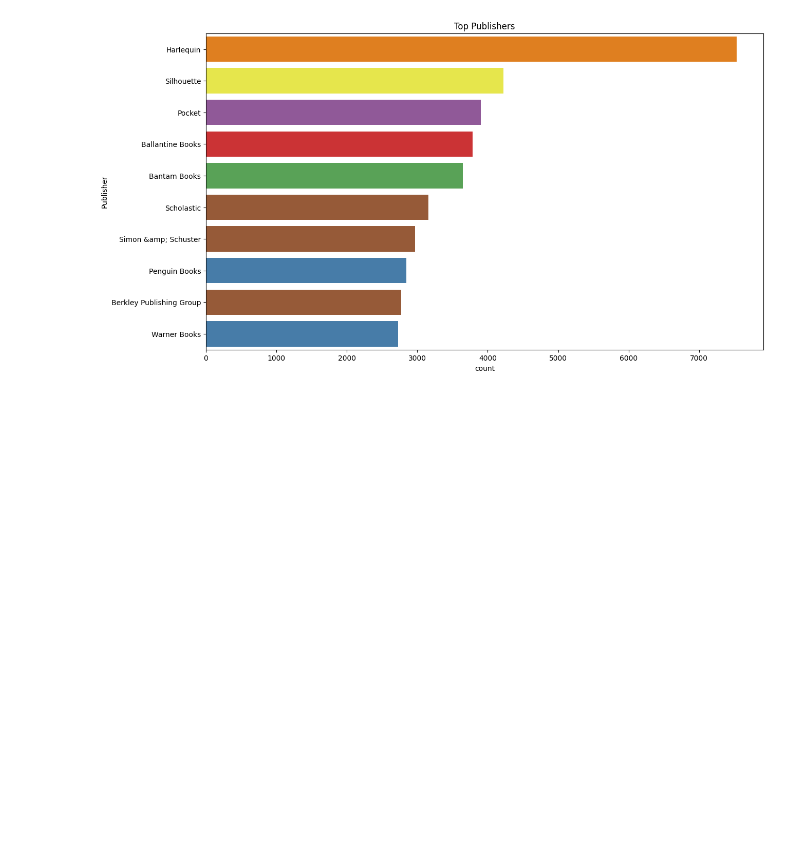
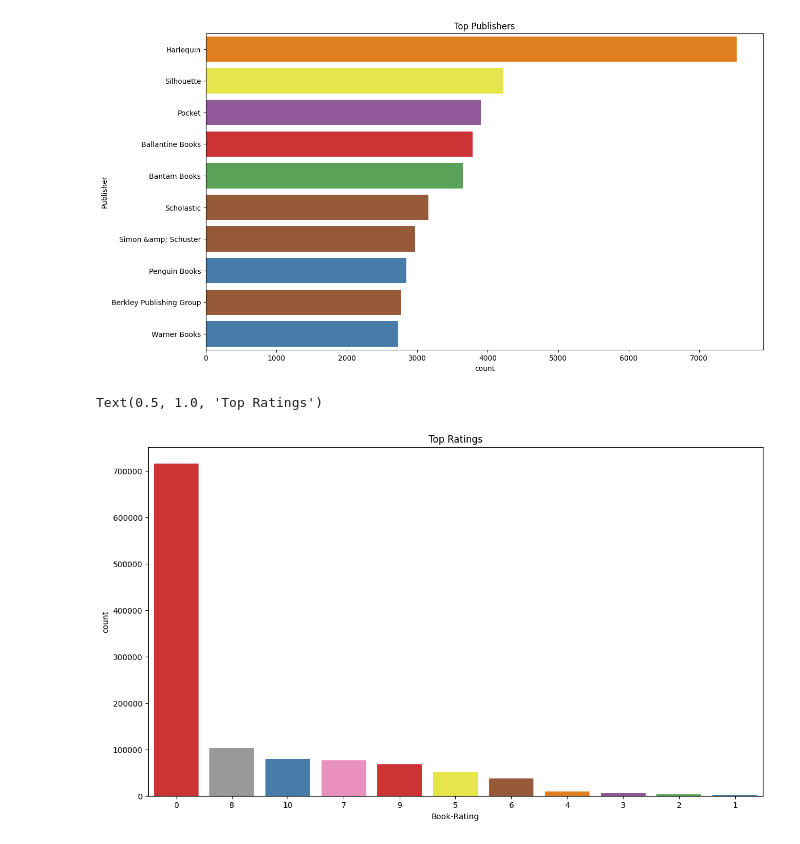
Before and after one commit to PaulPawelec/DataMining, a Jupyter notebook: BookRecommender/BookRecommender.ipynb, the cells around one changed output. Saved outputs shown, nothing was run; the diff lists cells and outputs as text; code cells hidden in the pictures; blank space fills up the shorter version.

Commit message:
Visualization v2

```diff
--- a/BookRecommender/BookRecommender.ipynb
+++ b/BookRecommender/BookRecommender.ipynb
@@ -334,3 +334,10 @@ plt.title('Top Publishers')
 # %% [output]
 Text(0.5, 1.0, 'Top Publishers')
 [figure]
+# %%
+plt.figure(figsize=(14, 8))
+sns.countplot(x='Book-Rating', data=ratings, order=pd.value_counts(ratings['Book-Rating']).index, hue='Book-Rating', palette='Set1', legend=False)
+plt.title('Top Ratings')
+# %% [output]
+Text(0.5, 1.0, 'Top Ratings')
+[figure, added]
```
Also changed, not shown: parts of 2 cells of this notebook.
